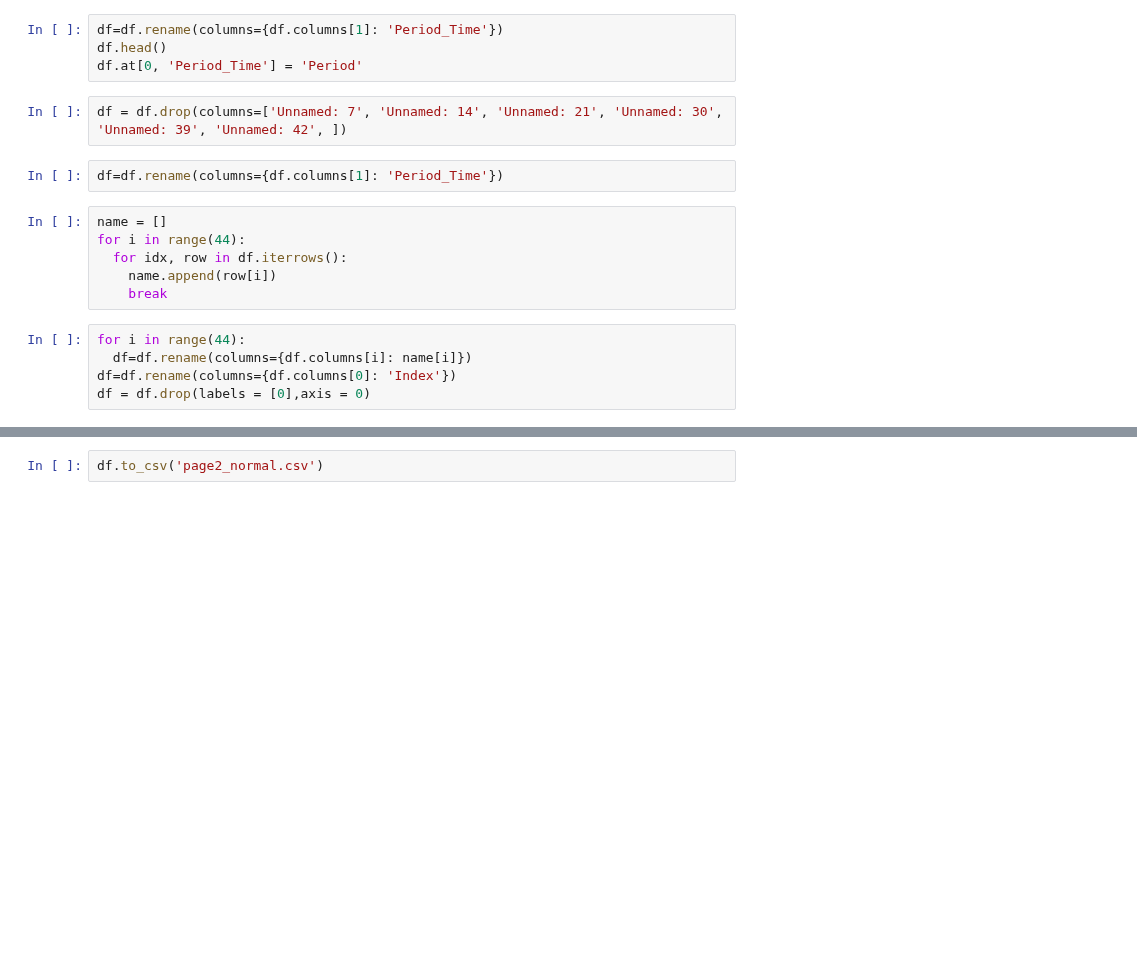
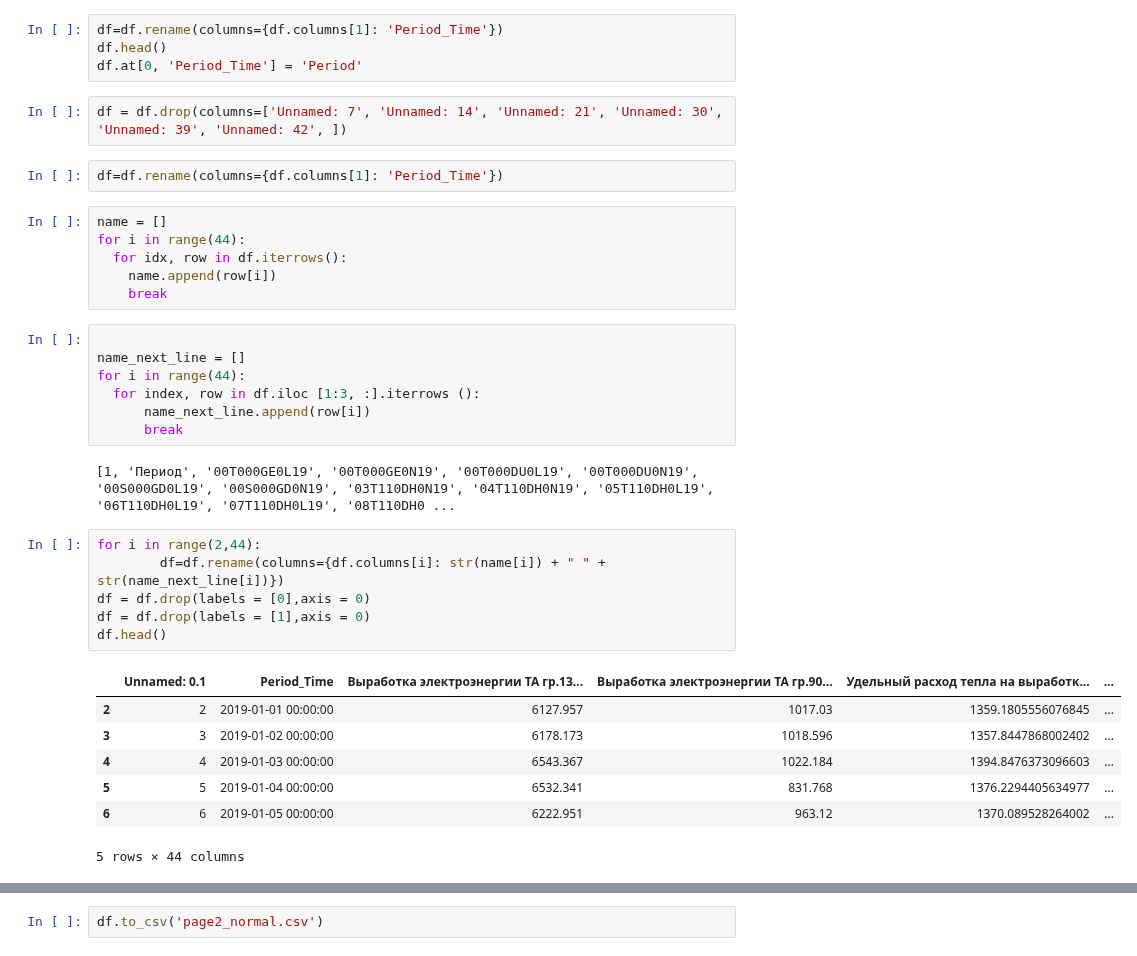
Before and after one commit to llitone/fuel-consumption-prediction, a Jupyter notebook: preprocessing/statistics_for_graphsLIST2_and_NAME_Collum_full_version.ipynb, the cells around one changed output, grey strips where cells are left out. Saved outputs shown, nothing was run; the diff lists cells and outputs as text; blank space fills up the shorter version.

```diff
--- a/preprocessing/statistics_for_graphsLIST2_and_NAME_Collum_full_version.ipynb
+++ b/preprocessing/statistics_for_graphsLIST2_and_NAME_Collum_full_version.ipynb
@@ -36,8 +33,26 @@ for i in range(44):
   for idx, row in df.iterrows():
     name.append(row[i])
     break
+# %%
+
+name_next_line = []
+for i in range(44):
+  for index, row in df.iloc [1:3, :].iterrows ():
+      name_next_line.append(row[i])
+      break
+# %% [output]
+[1, 'Период', '00T000GE0L19', '00T000GE0N19', '00T000DU0L19', '00T000DU0N19', '00S000GD0L19', '00S000GD0N19', '03T110DH0N19', '04T110DH0N19', '05T110DH0L19', '06T110DH0L19', '07T110DH0L19', '08T110DH0 ...
 # %%
-for i in range(44):
-  df=df.rename(columns={df.columns[i]: name[i]})
-df=df.rename(columns={df.columns[0]: 'Index'})
+for i in range(2,44):
+        df=df.rename(columns={df.columns[i]: str(name[i]) + " " + str(name_next_line[i])})
 df = df.drop(labels = [0],axis = 0)
+df = df.drop(labels = [1],axis = 0)
+df.head()
+# %% [output]
+|  | Unnamed: 0.1 | Period_Time | Выработка электроэнергии ТА гр.13... | Выработка электроэнергии ТА гр.90... | Удельный расход тепла на выработк... | ... |
+| 2 | 2 | 2019-01-01 00:00:00 | 6127.957 | 1017.03 | 1359.1805556076845 | ... |
+| 3 | 3 | 2019-01-02 00:00:00 | 6178.173 | 1018.596 | 1357.8447868002402 | ... |
+| 4 | 4 | 2019-01-03 00:00:00 | 6543.367 | 1022.184 | 1394.8476373096603 | ... |
+| 5 | 5 | 2019-01-04 00:00:00 | 6532.341 | 831.768 | 1376.2294405634977 | ... |
+| 6 | 6 | 2019-01-05 00:00:00 | 6222.951 | 963.12 | 1370.089528264002 | ... |
+5 rows × 44 columns
```
Also changed, not shown: parts of 2 cells of this notebook.
